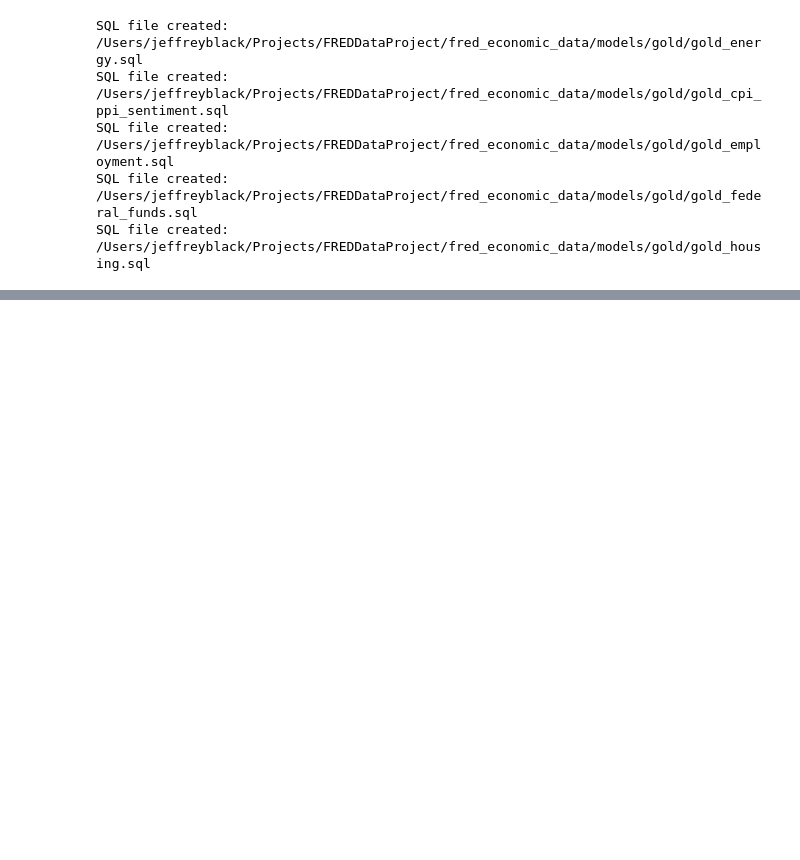
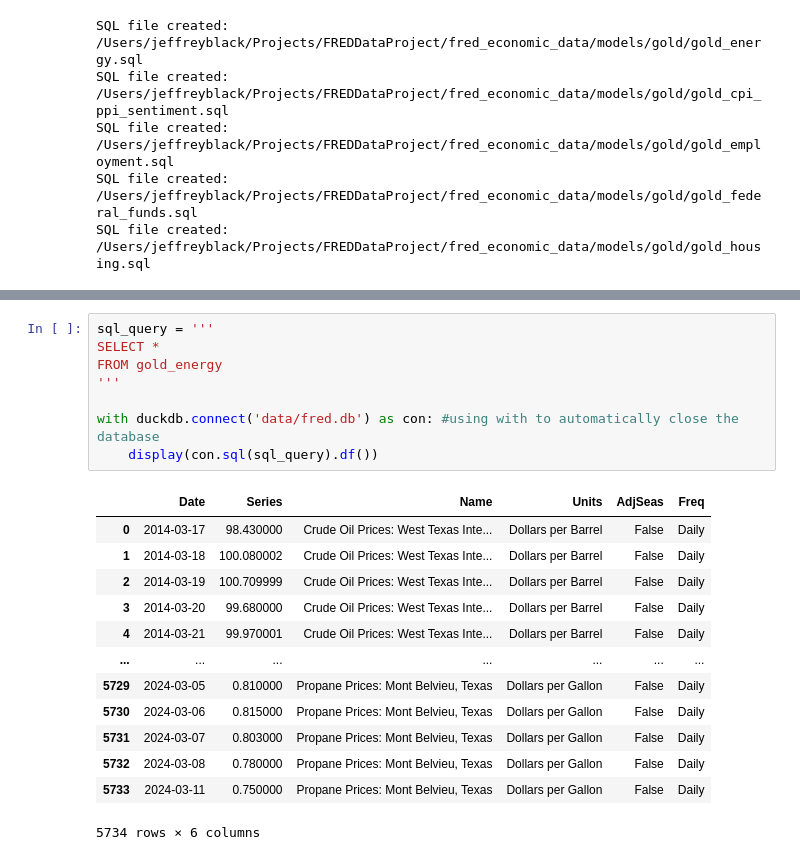
Before and after one commit to jeffreyablack1/FREDDataProject, a Jupyter notebook: run_sql_queries_here.ipynb, the cells around one changed output, grey strips where cells are left out. Saved outputs shown, nothing was run; the diff lists cells and outputs as text; blank space fills up the shorter version.

```diff
--- a/run_sql_queries_here.ipynb
+++ b/run_sql_queries_here.ipynb
@@ -620,0 +690,22 @@ SQL file created: /Users/jeffreyblack/Projects/FREDDataProject/fred_economic_dat
+# %%
+sql_query = '''
+SELECT *
+FROM gold_energy
+'''
+
+with duckdb.connect('data/fred.db') as con: #using with to automatically close the database
+    display(con.sql(sql_query).df())
+# %% [output]
+|  | Date | Series | Name | Units | AdjSeas | Freq |
+| 0 | 2014-03-17 | 98.430000 | Crude Oil Prices: West Texas Inte... | Dollars per Barrel | False | Daily |
+| 1 | 2014-03-18 | 100.080002 | Crude Oil Prices: West Texas Inte... | Dollars per Barrel | False | Daily |
+| 2 | 2014-03-19 | 100.709999 | Crude Oil Prices: West Texas Inte... | Dollars per Barrel | False | Daily |
+| 3 | 2014-03-20 | 99.680000 | Crude Oil Prices: West Texas Inte... | Dollars per Barrel | False | Daily |
+| 4 | 2014-03-21 | 99.970001 | Crude Oil Prices: West Texas Inte... | Dollars per Barrel | False | Daily |
+| ... | ... | ... | ... | ... | ... | ... |
+| 5729 | 2024-03-05 | 0.810000 | Propane Prices: Mont Belvieu, Texas | Dollars per Gallon | False | Daily |
+| 5730 | 2024-03-06 | 0.815000 | Propane Prices: Mont Belvieu, Texas | Dollars per Gallon | False | Daily |
+| 5731 | 2024-03-07 | 0.803000 | Propane Prices: Mont Belvieu, Texas | Dollars per Gallon | False | Daily |
+| 5732 | 2024-03-08 | 0.780000 | Propane Prices: Mont Belvieu, Texas | Dollars per Gallon | False | Daily |
+| 5733 | 2024-03-11 | 0.750000 | Propane Prices: Mont Belvieu, Texas | Dollars per Gallon | False | Daily |
+5734 rows × 6 columns
```
Also changed, not shown: parts of 7 cells of this notebook, 11 other files.
